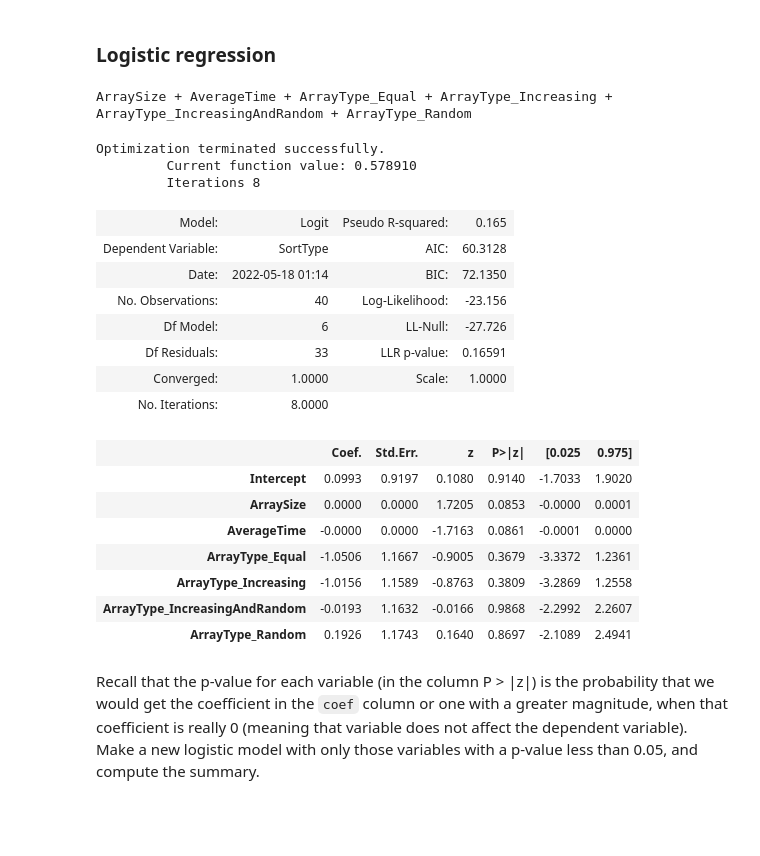
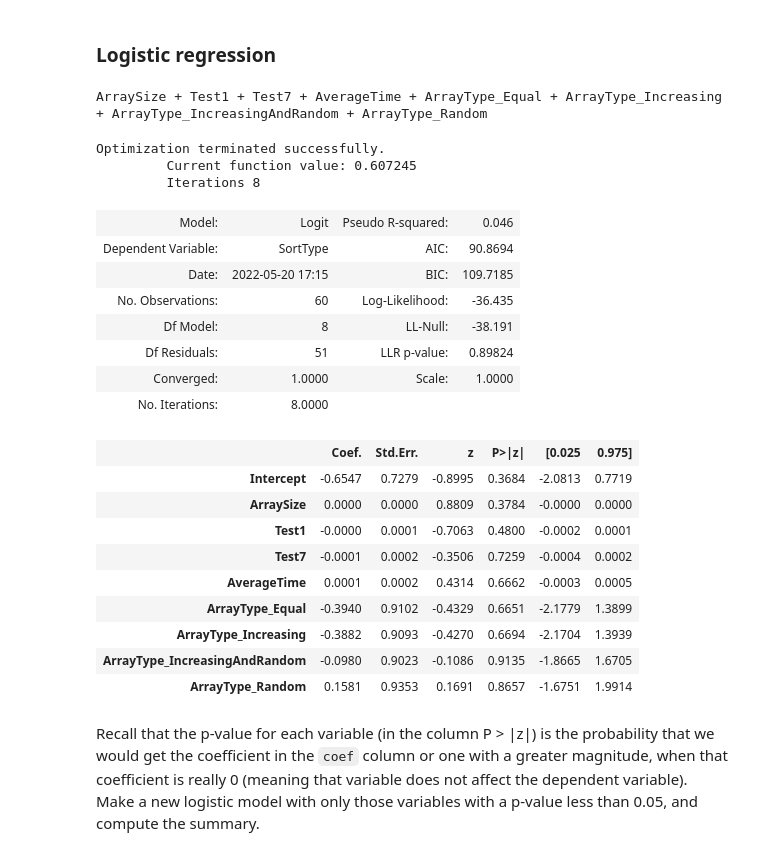
Before and after one commit to irisfield/sorting-algorithms-classification, a Jupyter notebook: classification_analysis.ipynb, the cells around one changed output. Saved outputs shown, nothing was run; the diff lists cells and outputs as text; code cells hidden in the pictures; blank space fills up the shorter version.

```diff
--- a/classification_analysis.ipynb
+++ b/classification_analysis.ipynb
@@ -95,6 +95,6 @@ print(*tests.columns, sep = ", ")
 # %% [output]
 SortType, ArrayType, ArraySize, Test1, Test2, Test3, Test4, Test5, Test6, Test7, Test8, Test9, AverageTime
 # %%
-tests = tests.drop(columns = ["Test1", "Test2", "Test3", "Test4", "Test5", "Test6", "Test7", "Test8", "Test9"])
+tests = tests.drop(columns = ["Test2", "Test3", "Test4", "Test5", "Test6", "Test8", "Test9"])
 tests[:0]
 # %% [output]
@@ -117,4 +118,3 @@ Filter the sort type column so that it only contains the following sort types:
 # %%
-tests1 = tests[(tests["SortType"] != "InsertionSort")].copy()
-cluster_map = {"BubbleSort":0, "SelectionSort":1}
-tests1["SortType"] = tests1["SortType"].apply(str).map(cluster_map)
+cluster_map = {"BubbleSort": 0, "InsertionSort": 0, "SelectionSort": 1}
+tests["SortType"] = tests["SortType"].apply(str).map(cluster_map)
@@ -123,8 +136,8 @@ tests1["SortType"] = tests1["SortType"].apply(str).map(cluster_map)
 - Store the independent variables or features as a data frame inside the variable `x`.
 - Store the dependent variable as a series inside the variable `y`.
 # %%
-x = tests1.drop(columns = ["SortType"])
-y = tests1["SortType"]
+x = tests.drop(columns = ["SortType"])
+y = tests["SortType"]
 # %% [markdown]
 Make sure the data frame `x` does not contain the `SortType` column and that series `y` only contains the `SortType` column.
 # %%
@@ -338,31 +359,33 @@ import statsmodels.formula.api as smf
 print(*x.columns, sep = " + ")
 all_features = " + ".join(map(str, x.columns))
 # %% [output]
-ArraySize + AverageTime + ArrayType_Equal + ArrayType_Increasing + ArrayType_IncreasingAndRandom + ArrayType_Random
+ArraySize + Test1 + Test7 + AverageTime + ArrayType_Equal + ArrayType_Increasing + ArrayType_IncreasingAndRandom + ArrayType_Random
 # %%
 # formula: "y ~ x₀ + x₁ + ... + xₙ" (dependent ~ independents)
-logit_model = smf.logit("SortType ~ {}".format(all_features), data = tests1).fit()
+logit_model = smf.logit("SortType ~ {}".format(all_features), data = tests).fit()
 logit_model.summary2()
 # %% [output]
 Optimization terminated successfully.
-         Current function value: 0.578910
+         Current function value: 0.607245
          Iterations 8
-| Model: | Logit | Pseudo R-squared: | 0.165 |
-| Dependent Variable: | SortType | AIC: | 60.3128 |
-| Date: | 2022-05-18 01:14 | BIC: | 72.1350 |
-| No. Observations: | 40 | Log-Likelihood: | -23.156 |
-| Df Model: | 6 | LL-Null: | -27.726 |
-| Df Residuals: | 33 | LLR p-value: | 0.16591 |
+| Model: | Logit | Pseudo R-squared: | 0.046 |
+| Dependent Variable: | SortType | AIC: | 90.8694 |
+| Date: | 2022-05-20 17:15 | BIC: | 109.7185 |
+| No. Observations: | 60 | Log-Likelihood: | -36.435 |
+| Df Model: | 8 | LL-Null: | -38.191 |
+| Df Residuals: | 51 | LLR p-value: | 0.89824 |
 | Converged: | 1.0000 | Scale: | 1.0000 |
 | No. Iterations: | 8.0000 |  |  |
 |  | Coef. | Std.Err. | z | P>|z| | [0.025 | 0.975] |
-| Intercept | 0.0993 | 0.9197 | 0.1080 | 0.9140 | -1.7033 | 1.9020 |
-| ArraySize | 0.0000 | 0.0000 | 1.7205 | 0.0853 | -0.0000 | 0.0001 |
-| AverageTime | -0.0000 | 0.0000 | -1.7163 | 0.0861 | -0.0001 | 0.0000 |
-| ArrayType_Equal | -1.0506 | 1.1667 | -0.9005 | 0.3679 | -3.3372 | 1.2361 |
-| ArrayType_Increasing | -1.0156 | 1.1589 | -0.8763 | 0.3809 | -3.2869 | 1.2558 |
-| ArrayType_IncreasingAndRandom | -0.0193 | 1.1632 | -0.0166 | 0.9868 | -2.2992 | 2.2607 |
-| ArrayType_Random | 0.1926 | 1.1743 | 0.1640 | 0.8697 | -2.1089 | 2.4941 |
+| Intercept | -0.6547 | 0.7279 | -0.8995 | 0.3684 | -2.0813 | 0.7719 |
+| ArraySize | 0.0000 | 0.0000 | 0.8809 | 0.3784 | -0.0000 | 0.0000 |
+| Test1 | -0.0000 | 0.0001 | -0.7063 | 0.4800 | -0.0002 | 0.0001 |
+| Test7 | -0.0001 | 0.0002 | -0.3506 | 0.7259 | -0.0004 | 0.0002 |
+| AverageTime | 0.0001 | 0.0002 | 0.4314 | 0.6662 | -0.0003 | 0.0005 |
+| ArrayType_Equal | -0.3940 | 0.9102 | -0.4329 | 0.6651 | -2.1779 | 1.3899 |
+| ArrayType_Increasing | -0.3882 | 0.9093 | -0.4270 | 0.6694 | -2.1704 | 1.3939 |
+| ArrayType_IncreasingAndRandom | -0.0980 | 0.9023 | -0.1086 | 0.9135 | -1.8665 | 1.6705 |
+| ArrayType_Random | 0.1581 | 0.9353 | 0.1691 | 0.8657 | -1.6751 | 1.9914 |
 # %% [markdown]
 Recall that the p-value for each variable (in the column P > |z|) is the probability that we would get the coefficient in the `coef` column or one with a greater magnitude, when that coefficient is really 0 (meaning that variable does not affect the dependent variable).  Make a new logistic model with only those variables with a p-value less than 0.05, and compute the summary.
 # %%
```
Also changed, not shown: parts of 19 cells of this notebook.
